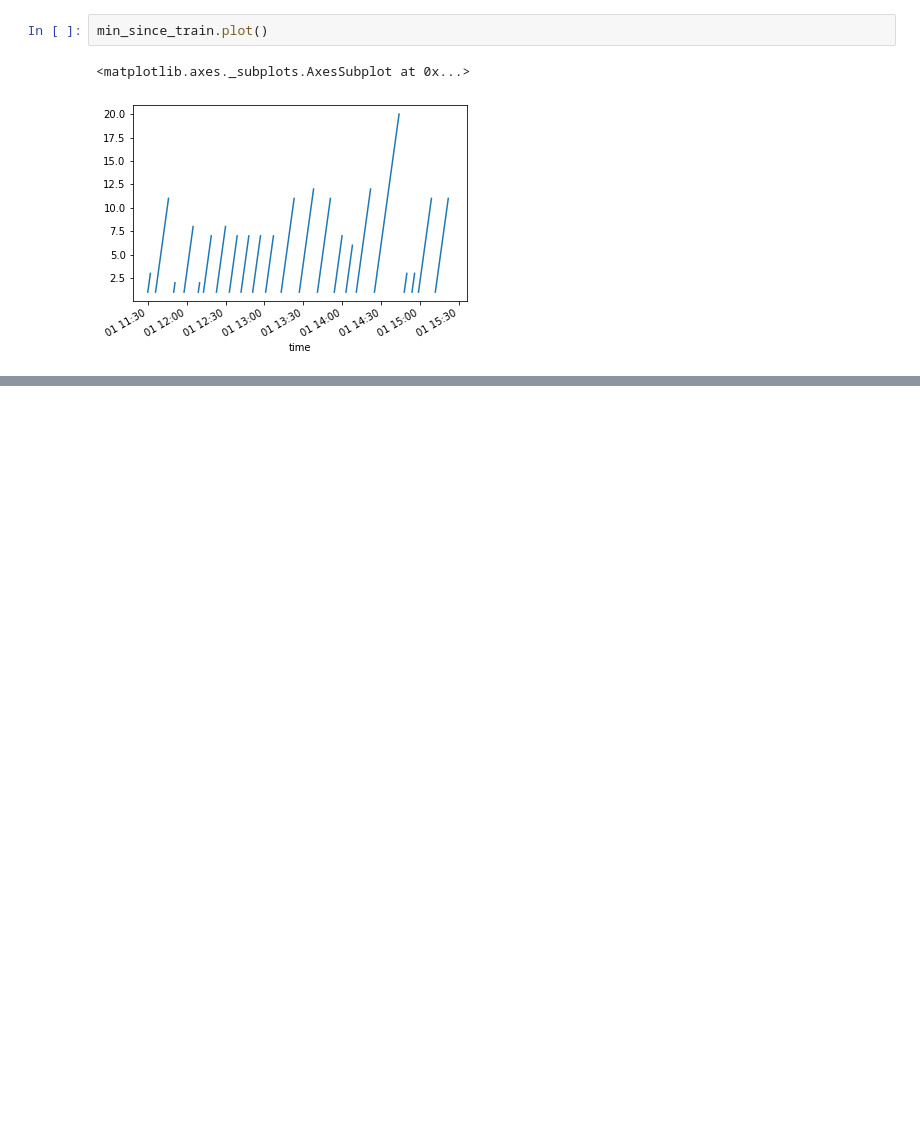
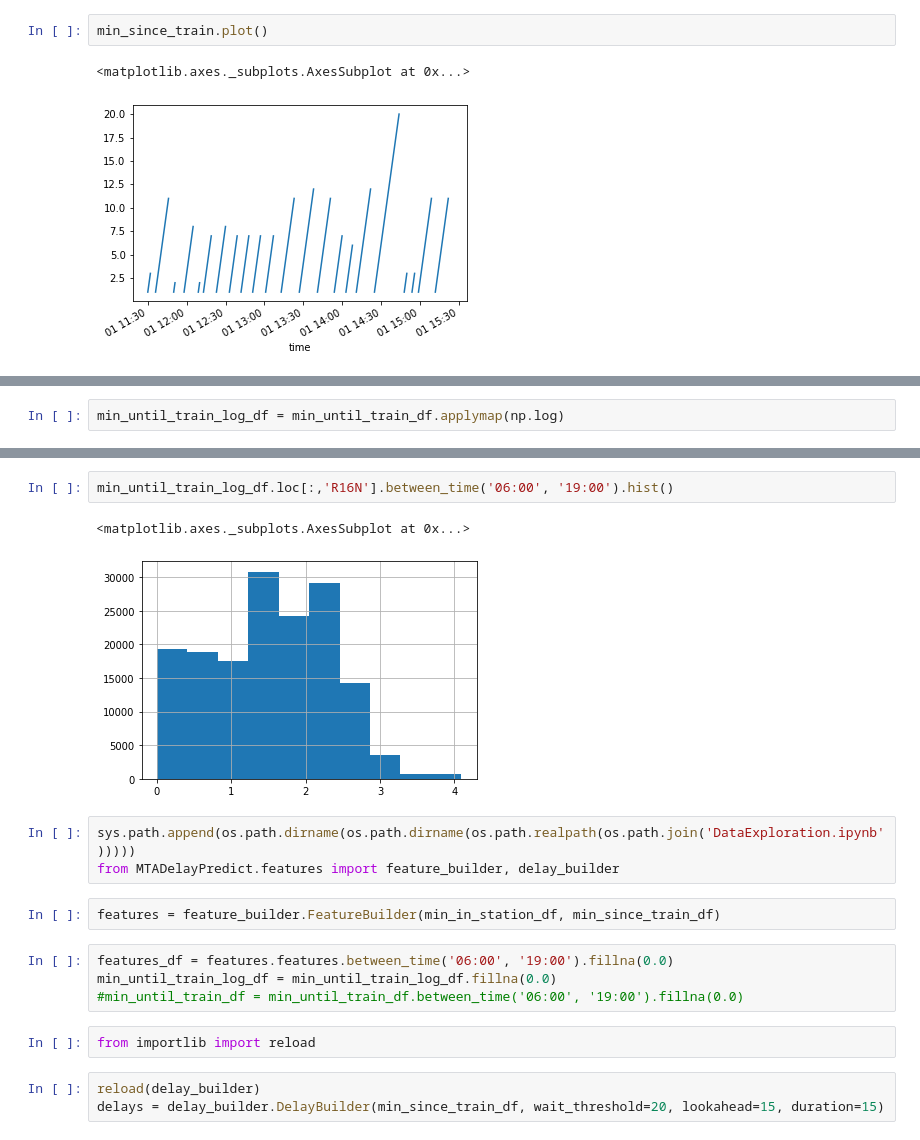
Before and after one commit to b-koopman/MTADelayPredict, a Jupyter notebook: Notebooks/DataExploration.ipynb, the cells around one changed output, grey strips where cells are left out. Cells and saved outputs as stored; diff of their text form; blank space fills up the shorter version.

```diff
--- a/Notebooks/DataExploration.ipynb
+++ b/Notebooks/DataExploration.ipynb
@@ -882,0 +1033,2 @@ min_since_train.plot()
+# %%
+min_until_train_log_df = min_until_train_df.applymap(np.log)
@@ -882,0 +1040,19 @@ min_since_train.plot()
+# %%
+min_until_train_log_df.loc[:,'R16N'].between_time('06:00', '19:00').hist()
+# %% [output]
+<matplotlib.axes._subplots.AxesSubplot at 0x...>
+[figure, added]
+# %%
+sys.path.append(os.path.dirname(os.path.dirname(os.path.realpath(os.path.join('DataExploration.ipynb')))))
+from MTADelayPredict.features import feature_builder, delay_builder
+# %%
+features = feature_builder.FeatureBuilder(min_in_station_df, min_since_train_df)
+# %%
+features_df = features.features.between_time('06:00', '19:00').fillna(0.0)
+min_until_train_log_df = min_until_train_log_df.fillna(0.0)
+#min_until_train_df = min_until_train_df.between_time('06:00', '19:00').fillna(0.0)
+# %%
+from importlib import reload
+# %%
+reload(delay_builder)
+delays = delay_builder.DelayBuilder(min_since_train_df, wait_threshold=20, lookahead=15, duration=15)
```
Also changed, not shown: parts of 73 cells of this notebook, 9 other files.
